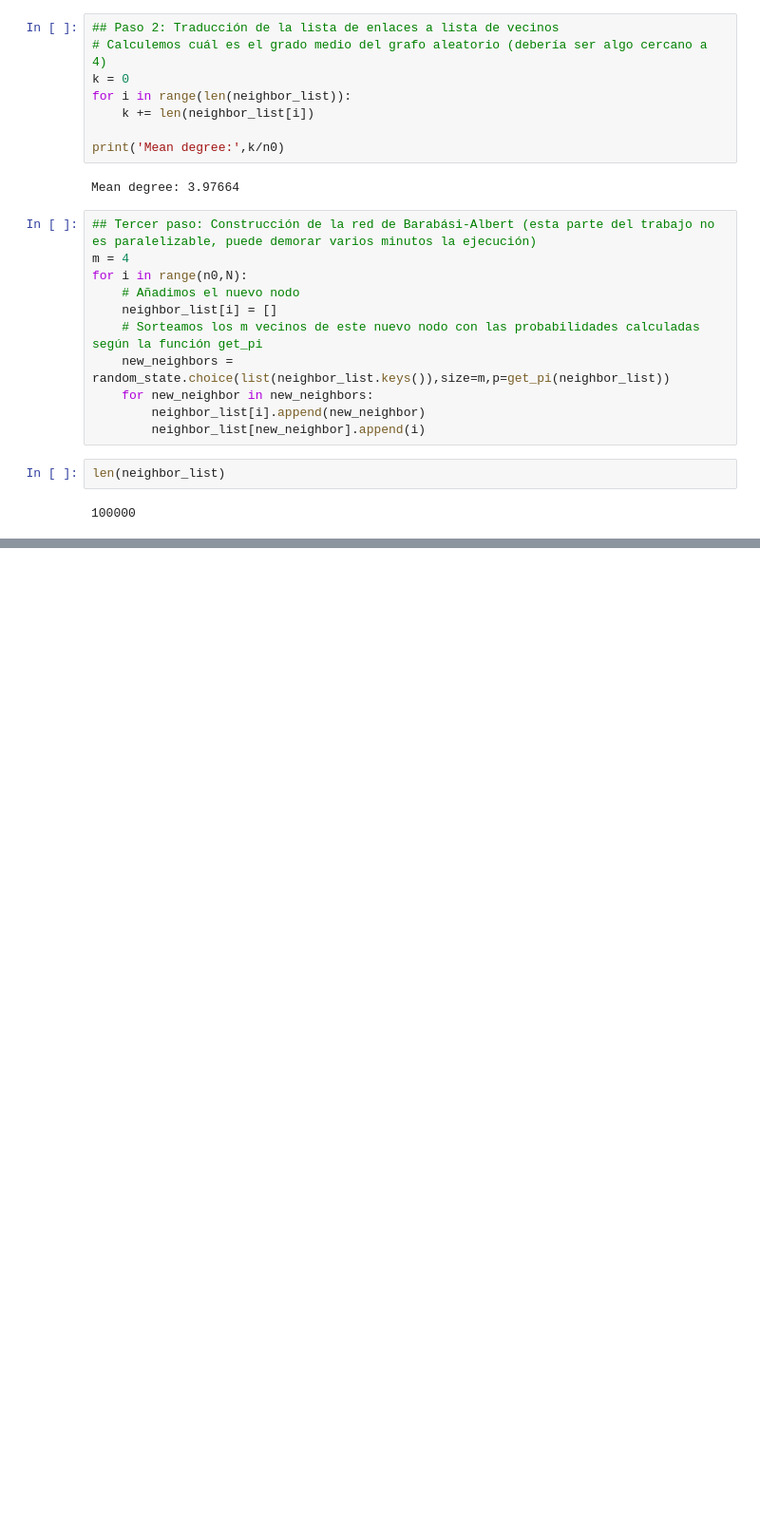
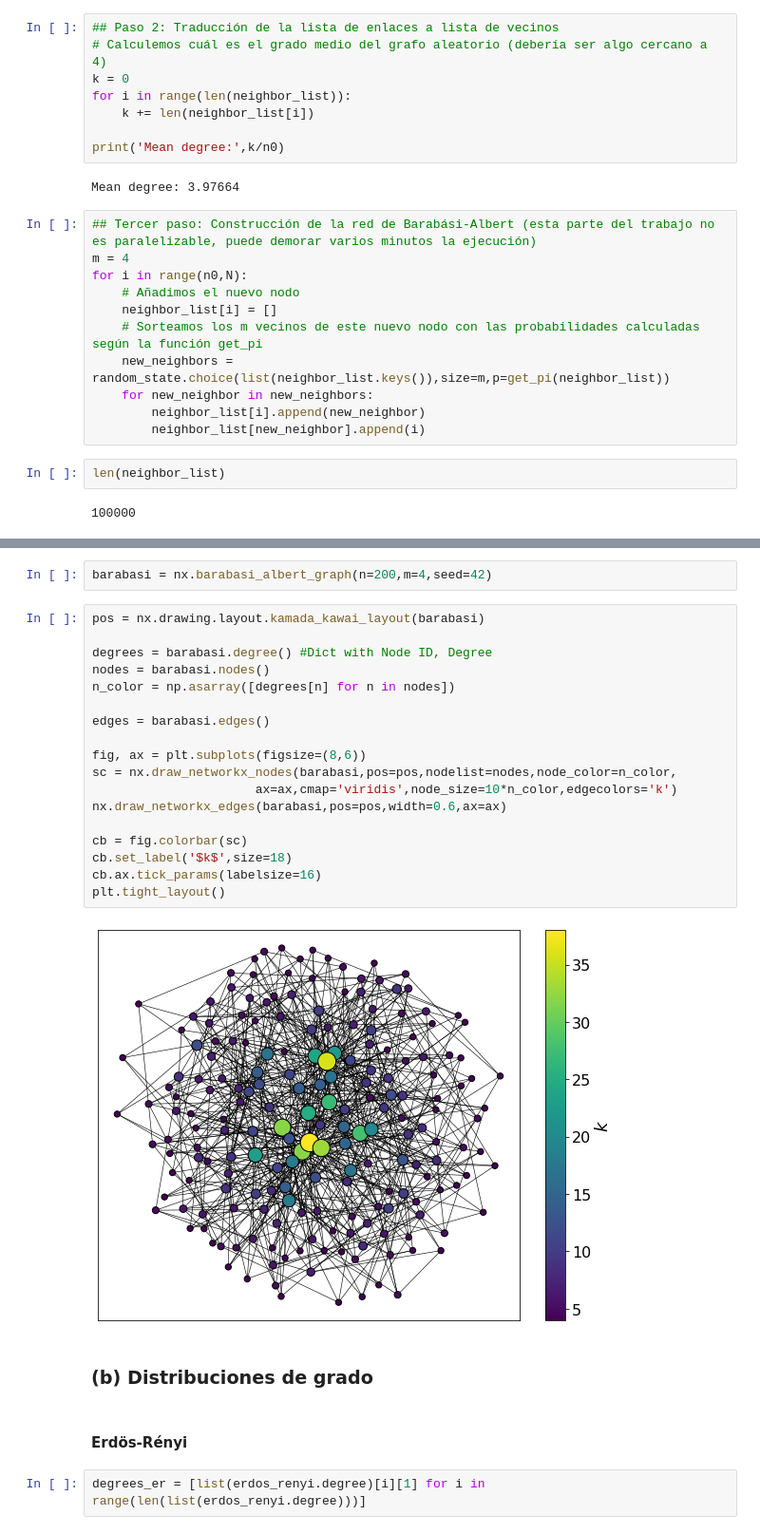
Before and after one commit to nicolasvazquez95/RedesComplejas_famaf, a Jupyter notebook: soluciones/tp4/problema2.ipynb, the cells around one changed output, grey strips where cells are left out. Shown: that part at 95% size. Cells and saved outputs as stored; diff of their text form; blank space fills up the shorter version.

```diff
--- a/soluciones/tp4/problema2.ipynb
+++ b/soluciones/tp4/problema2.ipynb
@@ -214,0 +254,28 @@ len(neighbor_list)
+# %%
+barabasi = nx.barabasi_albert_graph(n=200,m=4,seed=42)
+# %%
+pos = nx.drawing.layout.kamada_kawai_layout(barabasi)
+
+degrees = barabasi.degree() #Dict with Node ID, Degree
+nodes = barabasi.nodes()
+n_color = np.asarray([degrees[n] for n in nodes])
+
+edges = barabasi.edges()
+
+fig, ax = plt.subplots(figsize=(8,6))
+sc = nx.draw_networkx_nodes(barabasi,pos=pos,nodelist=nodes,node_color=n_color,
+                      ax=ax,cmap='viridis',node_size=10*n_color,edgecolors='k')
+nx.draw_networkx_edges(barabasi,pos=pos,width=0.6,ax=ax)
+
+cb = fig.colorbar(sc)
+cb.set_label('$k$',size=18)
+cb.ax.tick_params(labelsize=16)
+plt.tight_layout()
+# %% [output]
+[figure, added]
+# %% [markdown]
+### (b) Distribuciones de grado
+# %% [markdown]
+#### Erdös-Rényi
+# %%
+degrees_er = [list(erdos_renyi.degree)[i][1] for i in range(len(list(erdos_renyi.degree)))]
```
Also changed, not shown: parts of 17 cells of this notebook.
